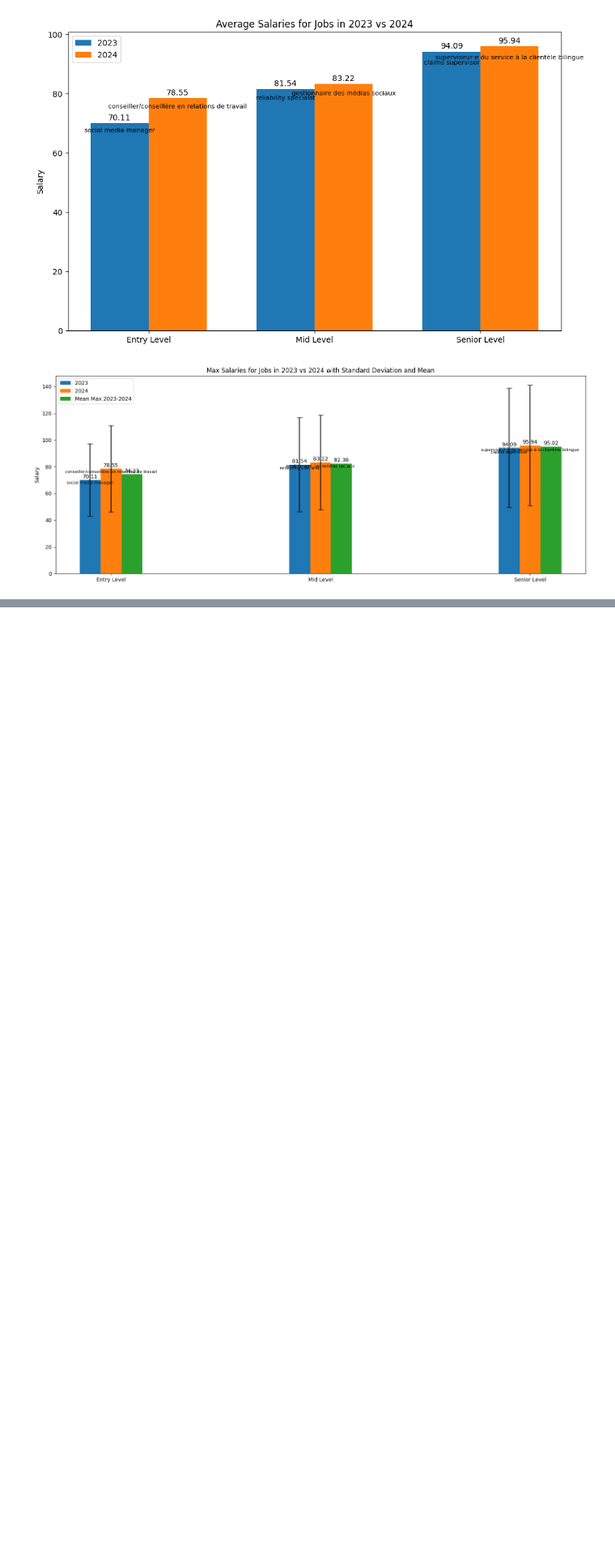
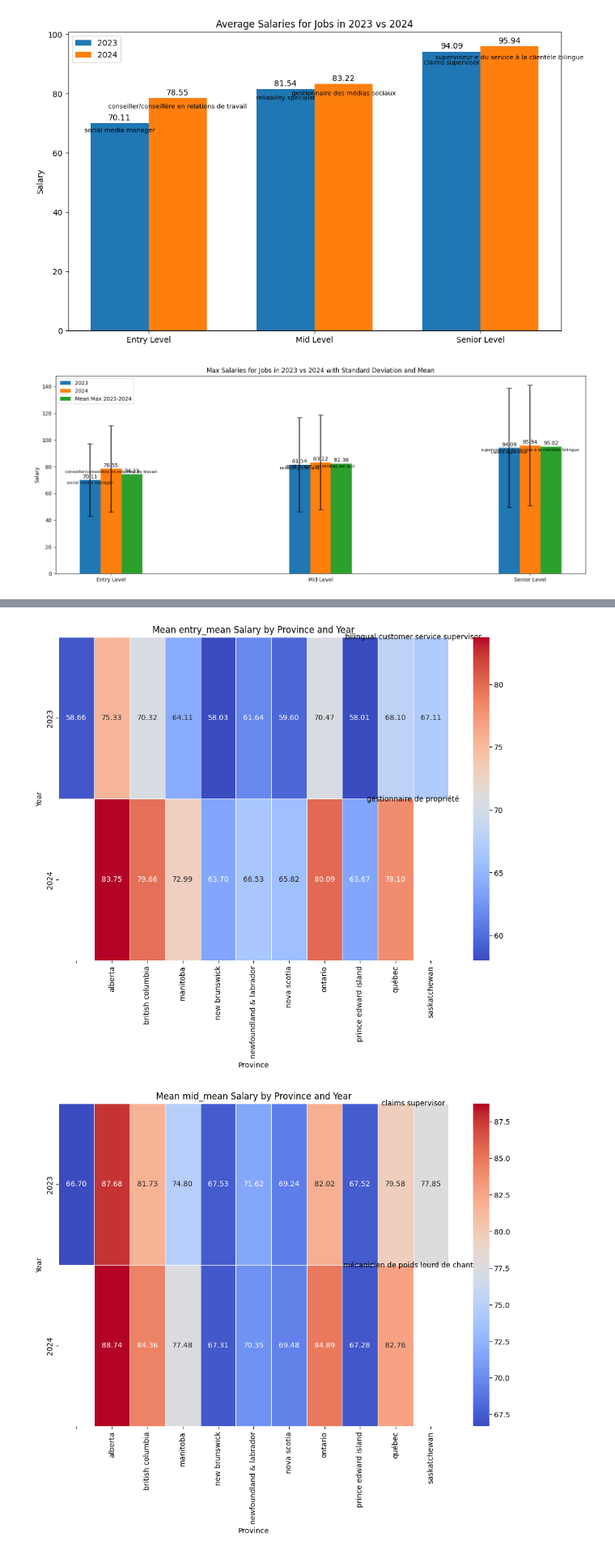
Before and after one commit to AlgoETS/Salary, a Jupyter notebook: sandbox/compare_2023_to_2024.ipynb, the cells around one changed output, grey strips where cells are left out. Shown at 81% size. Saved outputs shown, nothing was run; the diff lists cells and outputs as text; code cells hidden in the pictures; blank space fills up the shorter version.

```diff
--- a/sandbox/compare_2023_to_2024.ipynb
+++ b/sandbox/compare_2023_to_2024.ipynb
@@ -565,0 +580,41 @@ plt.show()
+# %%
+import seaborn as sns
+import matplotlib.pyplot as plt
+import pandas as pd
+
+levels = ['entry_mean', 'mid_mean', 'senior_mean']
+
+for level in levels:
+    # Filter out values that are zero or lower
+    df_filtered = df_sorted_2023_2024[df_sorted_2023_2024[level] > 0]
+
+    # Group by Province, Year, Job, and calculate the mean salary for the specific level
+    grouped_df = df_filtered.groupby(['year', 'province', 'job'])[level].mean().reset_index()
+
+    # Group by Year, Job and calculate the mean salary across provinces for the specific level
+    job_mean_df = df_filtered.groupby(['year', 'job'])[level].mean().reset_index()
+
+    # Calculate the overall mean salary for each year
+    overall_mean_per_year = job_mean_df.groupby('year')[level].mean()
+
+    # Find the job whose mean salary is closest to the overall mean for each year
+    mean_mean_job_per_year = job_mean_df.loc[job_mean_df.groupby('year').apply(lambda x: (x[level] - overall_mean_per_year[x['year'].iloc[0]]).abs().idxmin())]
+
+    # Create the heatmap for province
+    plt.figure(figsize=(12, 8))
+    ax = sns.heatmap(grouped_df.groupby(['year', 'province'])[level].mean().reset_index().pivot('year', 'province', level), annot=True, fmt=".2f", cmap="coolwarm", linewidths=.5)
+
+    # Create a mapping from province name to index
+    province_to_index = {province: index for index, province in enumerate(grouped_df['province'].unique())}
+
+    # Annotate with the name of the job with the mean mean salary
+    for index, row in mean_mean_job_per_year.iterrows():
+        ax.text(len(province_to_index) - 1, row['year'] - min(mean_mean_job_per_year['year']), f"{row['job']}", color='black', ha='center', va='center')
+
+    plt.title(f'Mean {level} Salary by Province and Year')
+    plt.xlabel('Province')
+    plt.ylabel('Year')
+    plt.show()
+# %% [output]
+[figure, added]
+[figure, added]
```
Also changed, not shown: parts of 5 cells of this notebook, 3 other files.
